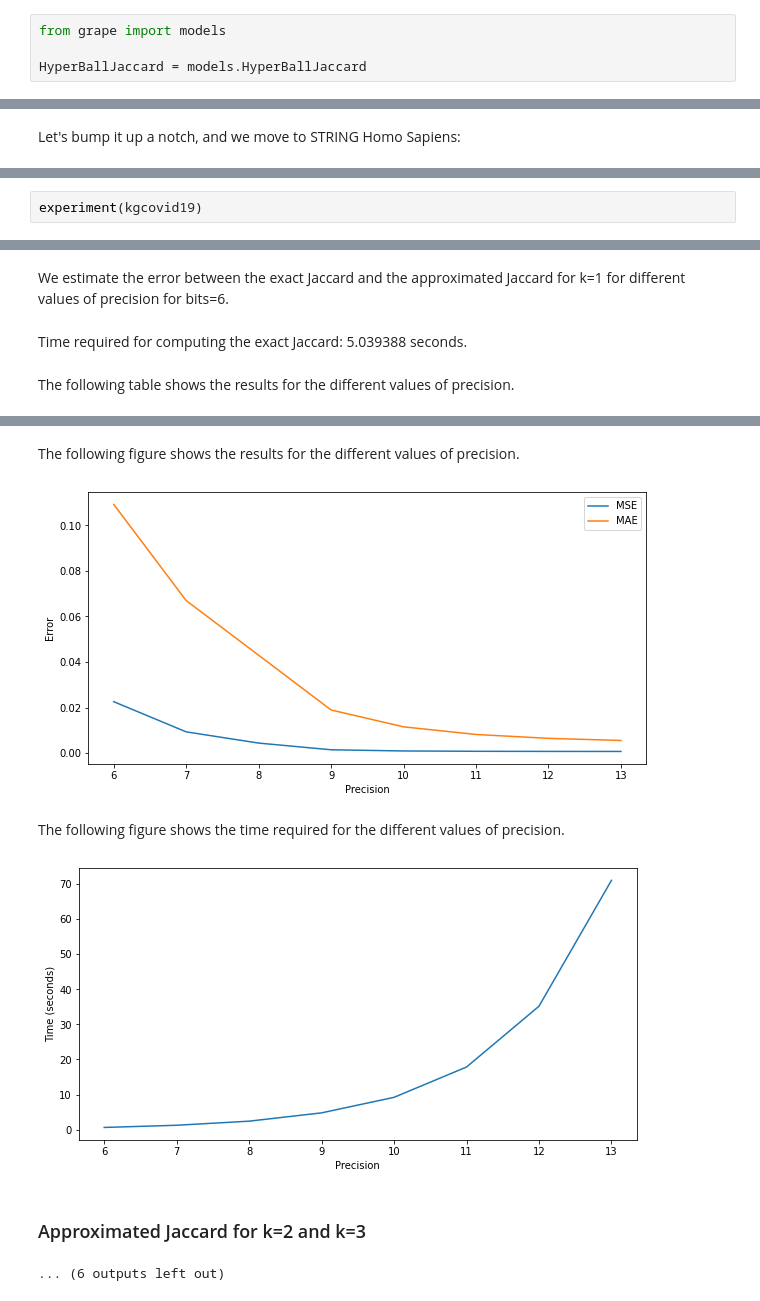
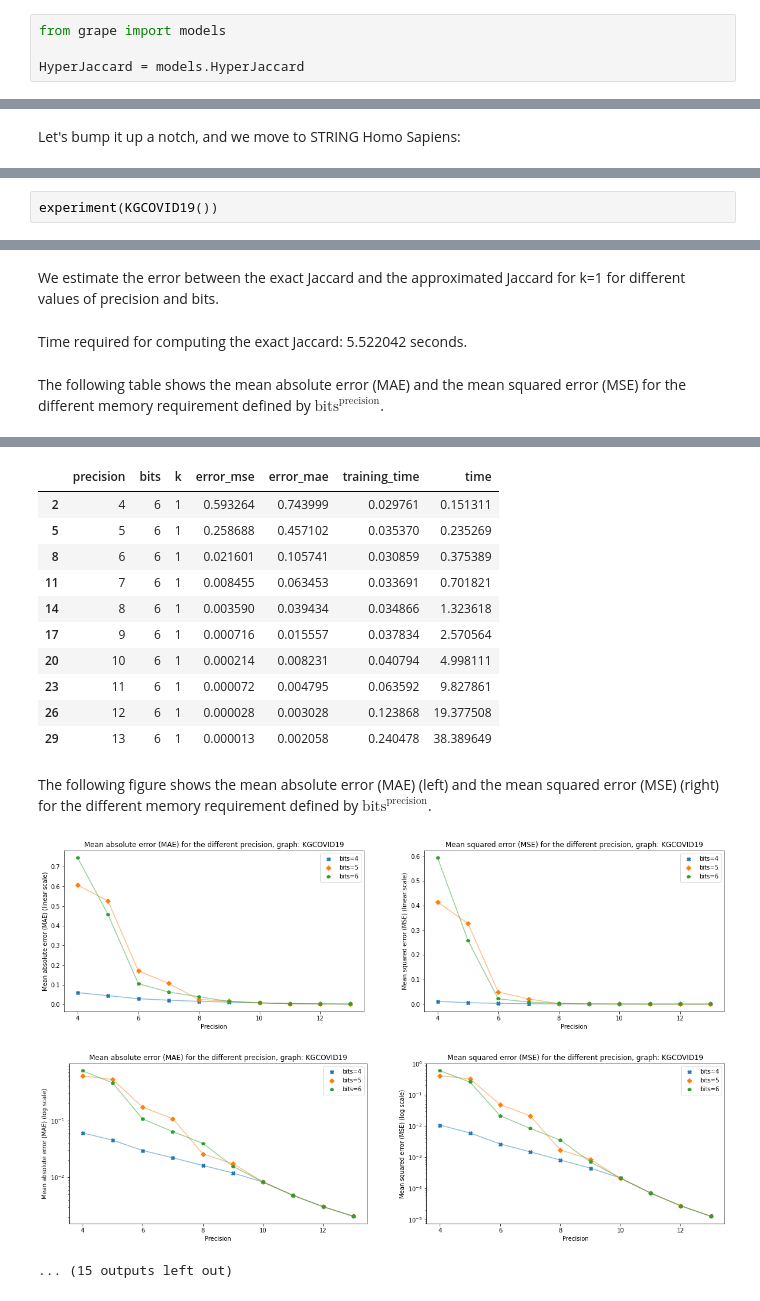
Before and after one commit to AnacletoLAB/grape, a Jupyter notebook: tutorials/Approximated k-hops Jaccard with GRAPE & HyperLogLog.ipynb, the cells around one changed output, grey strips where cells are left out. Saved outputs shown, nothing was run; the diff lists cells and outputs as text.

```diff
--- a/tutorials/Approximated k-hops Jaccard with GRAPE & HyperLogLog.ipynb
+++ b/tutorials/Approximated k-hops Jaccard with GRAPE & HyperLogLog.ipynb
@@ -166,7 +185,7 @@ We retrieve from GRAPE the HyperBall-based k-hops Jaccard model.
 # %%
 from grape import models
 
-HyperBallJaccard = models.HyperBallJaccard
+HyperJaccard = models.HyperJaccard
 # %% [markdown]
 To clean up the code, we define a function that will be used to display the results of the experiments.
 # %%
@@ -357,9 +540,9 @@ Wall time: 4min 40s
 # %%
-experiment(kgcovid19)
+experiment(KGCOVID19())
 # %% [output]
 ## Experiments on KGCOVID19
 We use the KGCOVID19 graph with 574778 nodes and 36509132 edges.
 ### Approximated Jaccard for k=1
-We estimate the error between the exact Jaccard and the approximated Jaccard for k=1 for different values of precision for bits=6.
+We estimate the error between the exact Jaccard and the approximated Jaccard for k=1 for different values of precision and bits.
-Time required for computing the exact Jaccard: 5.039388 seconds.
+Time required for computing the exact Jaccard: 5.522042 seconds.
-The following table shows the results for the different values of precision.
+The following table shows the mean absolute error (MAE) and the mean squared error (MSE) for the different memory requirement defined by $\text{bits}^{\text{precision}}$.
@@ -375,8 +571,17 @@ The following table shows the results for the different values of precision.
+|  | precision | bits | k | error_mse | error_mae | training_time | time |
+| 2 | 4 | 6 | 1 | 0.593264 | 0.743999 | 0.029761 | 0.151311 |
+| 5 | 5 | 6 | 1 | 0.258688 | 0.457102 | 0.035370 | 0.235269 |
+| 8 | 6 | 6 | 1 | 0.021601 | 0.105741 | 0.030859 | 0.375389 |
+| 11 | 7 | 6 | 1 | 0.008455 | 0.063453 | 0.033691 | 0.701821 |
+| 14 | 8 | 6 | 1 | 0.003590 | 0.039434 | 0.034866 | 1.323618 |
+| 17 | 9 | 6 | 1 | 0.000716 | 0.015557 | 0.037834 | 2.570564 |
+| 20 | 10 | 6 | 1 | 0.000214 | 0.008231 | 0.040794 | 4.998111 |
+| 23 | 11 | 6 | 1 | 0.000072 | 0.004795 | 0.063592 | 9.827861 |
+| 26 | 12 | 6 | 1 | 0.000028 | 0.003028 | 0.123868 | 19.377508 |
+| 29 | 13 | 6 | 1 | 0.000013 | 0.002058 | 0.240478 | 38.389649 |
-The following figure shows the results for the different values of precision.
+The following figure shows the mean absolute error (MAE) (left) and the mean squared error (MSE) (right) for the different memory requirement defined by $\text{bits}^{\text{precision}}$.
-[figure, old version]
+[figure, new version]
-The following figure shows the time required for the different values of precision.
-[figure, old version]
+[figure, new version]
-### Approximated Jaccard for k=2 and k=3
-... (6 outputs left out)
+... (15 outputs left out)
 # %% [markdown]
 ## Conclusive notes
```
Also changed, not shown: parts of 11 cells of this notebook.
